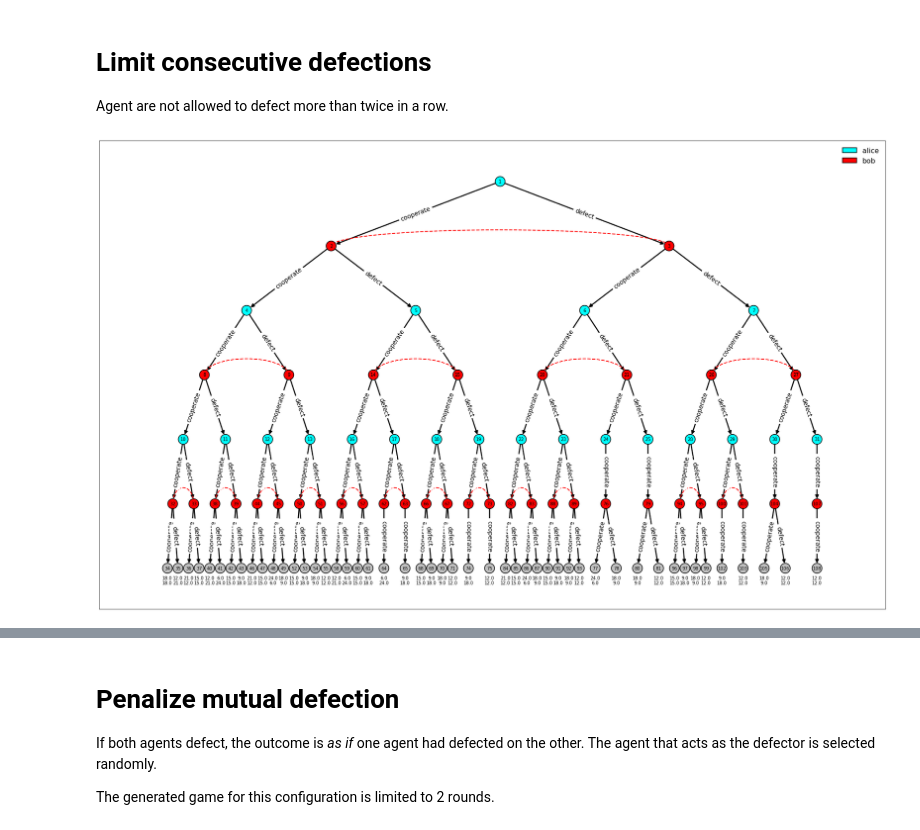
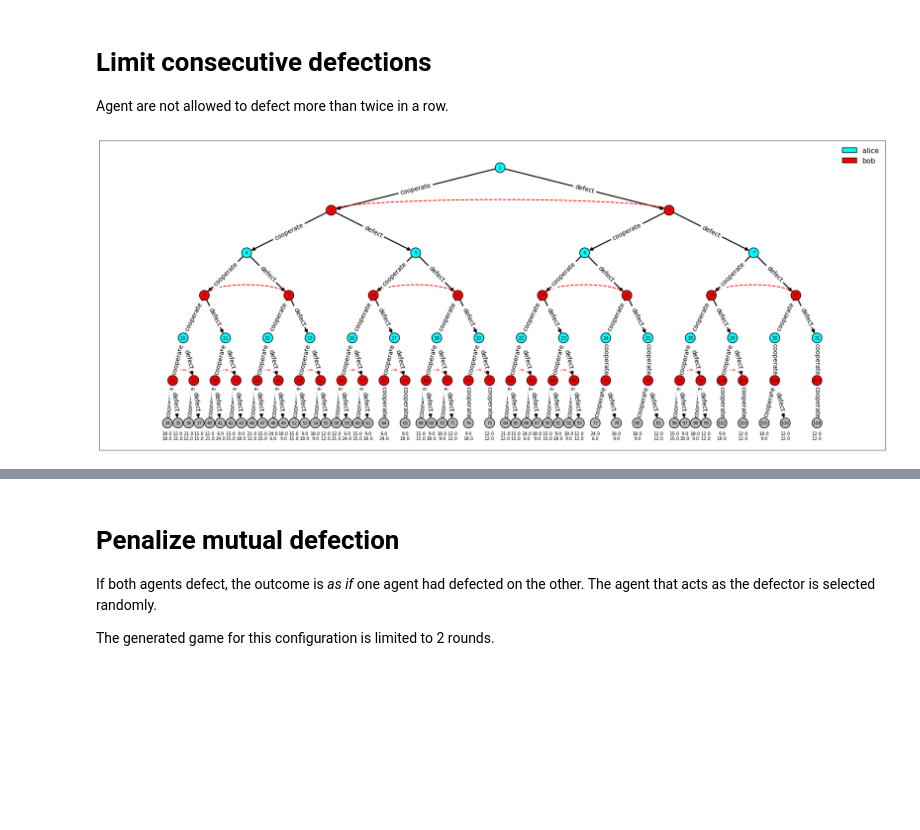
Before and after one commit to nmontesg/norms-games, a Jupyter notebook: examples/gamesFromRules/ipd.ipynb, the cells around one changed output, grey strips where cells are left out. Cells and saved outputs as stored; diff of their text form; code cells hidden in the pictures; blank space fills up the shorter version.

```diff
--- a/examples/gamesFromRules/ipd.ipynb
+++ b/examples/gamesFromRules/ipd.ipynb
@@ -37,7 +37,7 @@ set_utility(game_ipd_default)
 position_colors =  {'alice':'cyan', 'bob':'red'}
 
 # default keywords for rendering the figure
-my_fig_kwargs = dict(figsize=(25,15), frameon=False, tight_layout=True)
+my_fig_kwargs = dict(figsize=(25,10), frameon=False, tight_layout=True)
 my_node_kwargs = dict(font_size=10, node_size=500, edgecolors='k',
                       linewidths=1.5)
 my_edge_kwargs = dict(arrowsize=15, width=2.5)
@@ -56,7 +56,7 @@ fig = plot_game(game_ipd_default,
                 patch_kwargs=my_patch_kwargs,
                 legend_kwargs=my_legend_kwargs,
                 utility_label_kwargs=my_utility_label_kwargs,
-                utility_label_shift=0.05,
+                utility_label_shift=0.08,
                 info_sets_kwargs=my_info_sets_kwargs)
 
 # fig.savefig('ipd_default.png', bbox_inches='tight', dpi=500)
@@ -88,19 +84,19 @@ set_utility(game_ipd_limit_defections)
 # %%
 fig = plot_game(game_ipd_limit_defections,
                 position_colors,
                 fig_kwargs=my_fig_kwargs,
                 node_kwargs=my_node_kwargs,
                 edge_kwargs=my_edge_kwargs,
                 edge_labels_kwargs=my_edge_labels_kwargs,
                 patch_kwargs=my_patch_kwargs,
                 legend_kwargs=my_legend_kwargs,
                 utility_label_kwargs=my_utility_label_kwargs,
-                utility_label_shift=0.05,
+                utility_label_shift=0.08,
                 info_sets_kwargs=my_info_sets_kwargs)
 
 # fig.savefig('ipd_limit_defections.png', bbox_inches='tight', dpi=500)
 # %% [output]
-[figure, old version]
+[figure, new version]
 # %%
 spe = subgame_perfect_equilibrium(game_ipd_limit_defections)
 path_store = []
```
Also changed, not shown: parts of 5 cells of this notebook, 11 other files.
